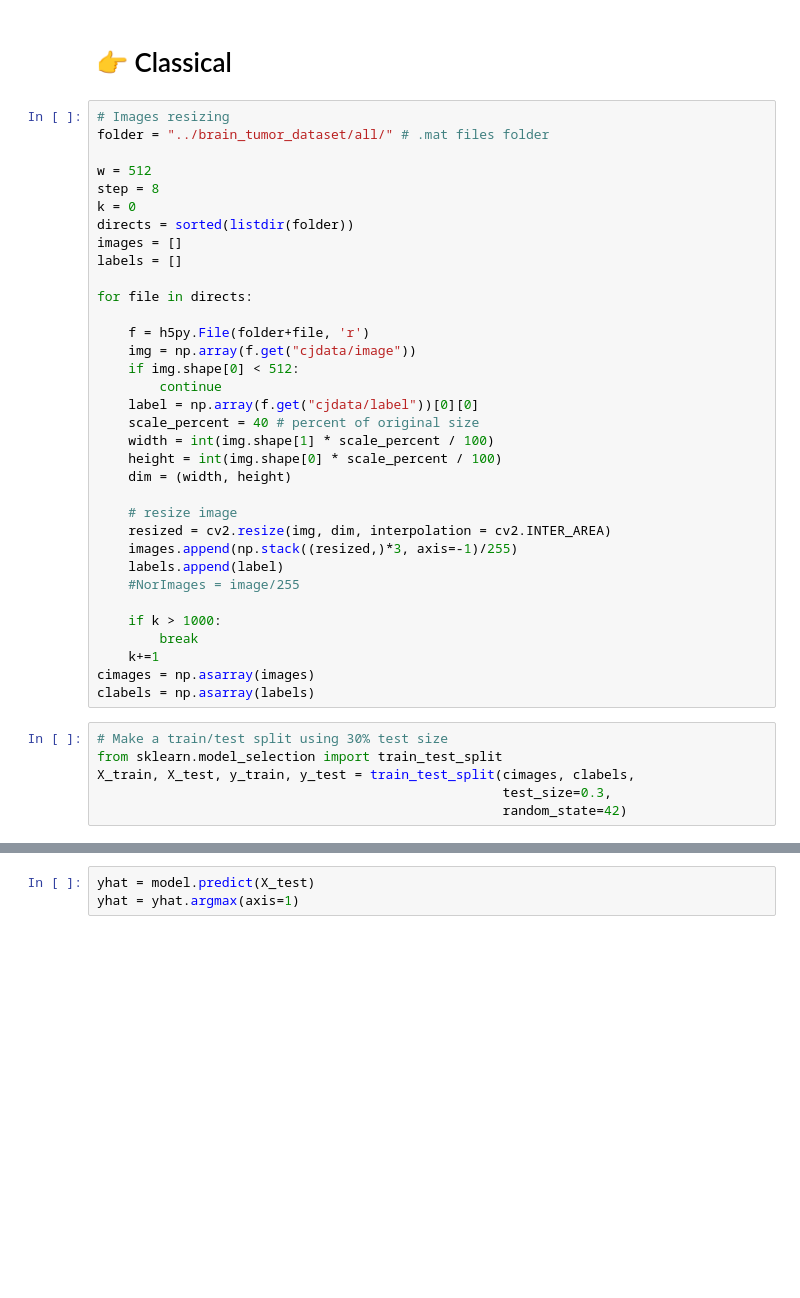
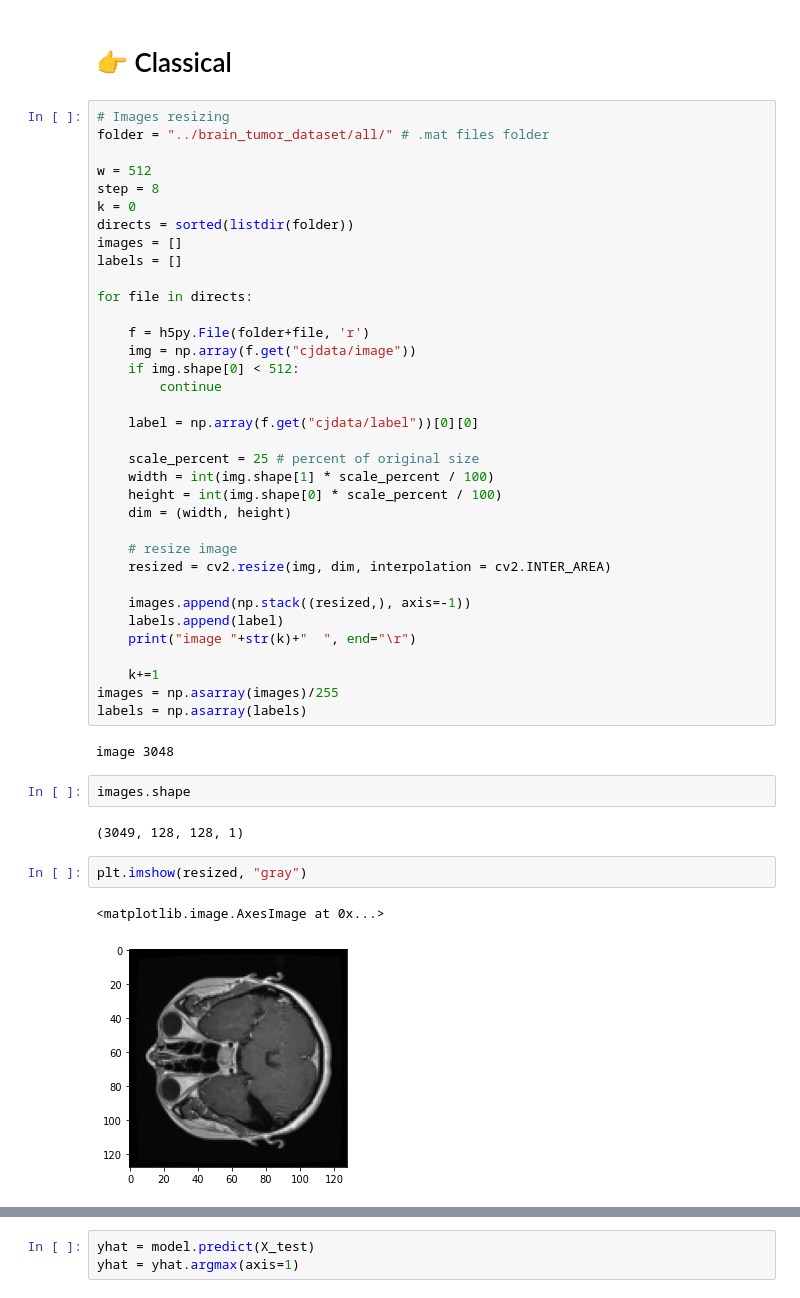
Before and after one commit to ggirlk/Brain_Cancer_Classification, a Jupyter notebook: notebook.ipynb, the cells around one changed output, grey strips where cells are left out. Saved outputs shown, nothing was run; the diff lists cells and outputs as text; blank space fills up the shorter version.

```diff
--- a/notebook.ipynb
+++ b/notebook.ipynb
@@ -534,26 +547,32 @@ for file in directs:
     img = np.array(f.get("cjdata/image"))
     if img.shape[0] < 512:
         continue
+
     label = np.array(f.get("cjdata/label"))[0][0]
-    scale_percent = 40 # percent of original size
+
+    scale_percent = 25 # percent of original size
     width = int(img.shape[1] * scale_percent / 100)
     height = int(img.shape[0] * scale_percent / 100)
     dim = (width, height)
 
     # resize image
     resized = cv2.resize(img, dim, interpolation = cv2.INTER_AREA)
-    images.append(np.stack((resized,)*3, axis=-1)/255)
+
+    images.append(np.stack((resized,), axis=-1))
     labels.append(label)
-    #NorImages = image/255
+    print("image "+str(k)+"  ", end="\r")
 
-    if k > 1000:
-        break
     k+=1
-cimages = np.asarray(images)
-clabels = np.asarray(labels)
+images = np.asarray(images)/255
+labels = np.asarray(labels)
+# %% [output]
+image 3048
-# %%
-# Make a train/test split using 30% test size
-from sklearn.model_selection import train_test_split
-X_train, X_test, y_train, y_test = train_test_split(cimages, clabels,
-                                                    test_size=0.3,
-                                                    random_state=42)
+# %%
+images.shape
+# %% [output]
+(3049, 128, 128, 1)
+# %%
+plt.imshow(resized, "gray")
+# %% [output]
+<matplotlib.image.AxesImage at 0x...>
+[figure, added]
```
Also changed, not shown: parts of 26 cells of this notebook.
